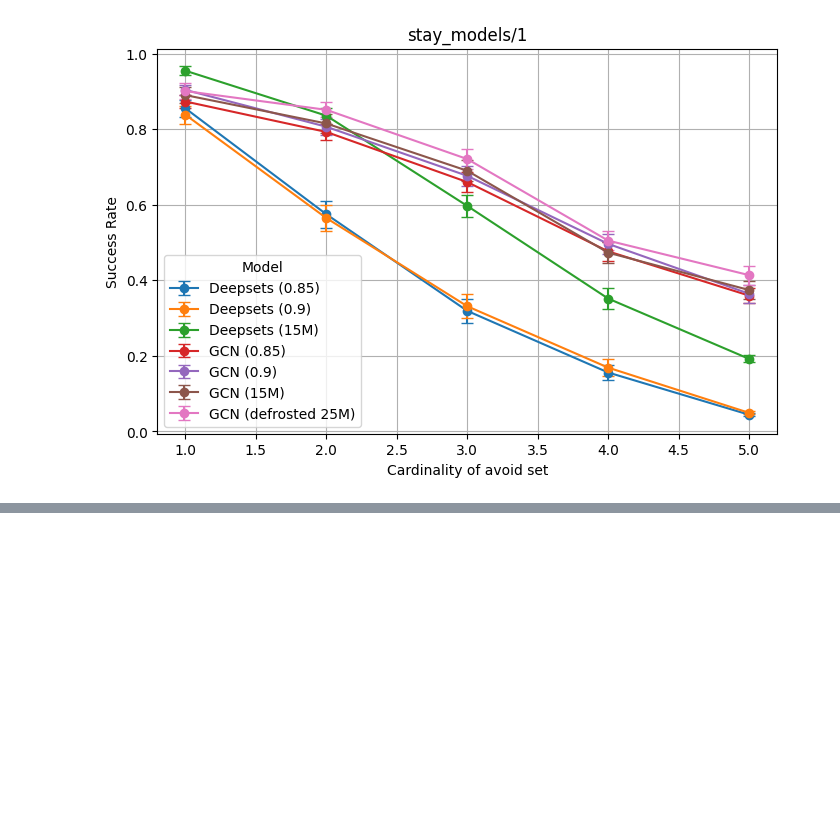
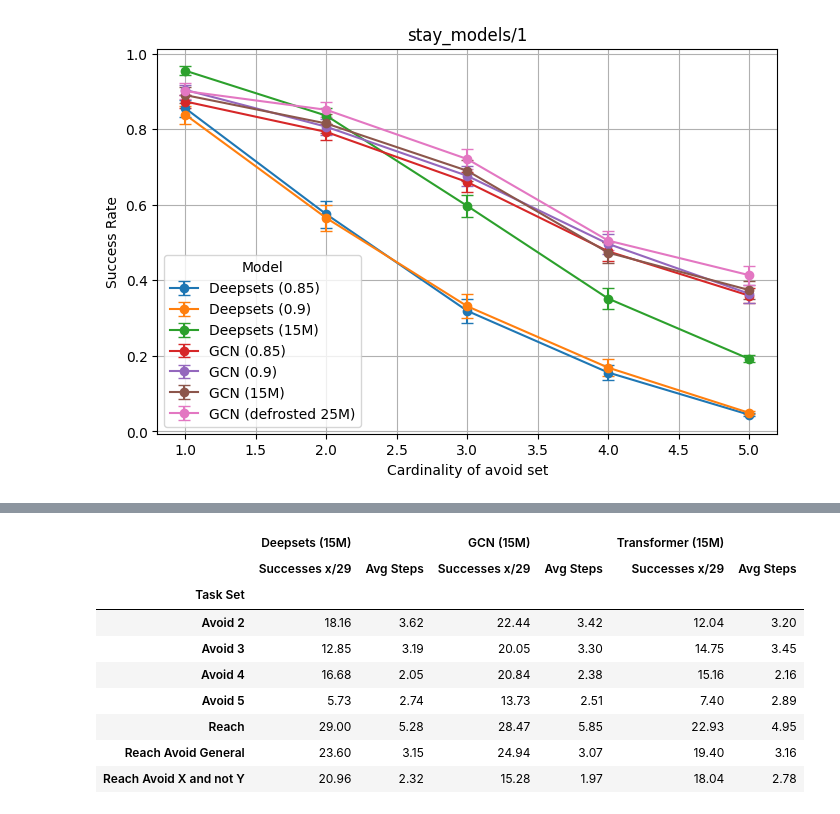
Before and after one commit to mattiagiuri/ltl_gnn, a Jupyter notebook: visualize_results_chess.ipynb, the cells around one changed output, grey strips where cells are left out. Saved outputs shown, nothing was run; the diff lists cells and outputs as text; code cells hidden in the pictures; blank space fills up the shorter version.

```diff
--- a/visualize_results_chess.ipynb
+++ b/visualize_results_chess.ipynb
@@ -440,0 +495,13 @@ make_ablation_graphs_smaller(goal="stay_models/1")
+# %%
+df_ra_mean.groupby("Task Set").mean()
+# %% [output]
+|  | Deepsets (15M) |  | GCN (15M) |  | Transformer (15M) |  |
+|  | Successes x/29 | Avg Steps | Successes x/29 | Avg Steps | Successes x/29 | Avg Steps |
+| Task Set |  |  |  |  |  |  |
+| Avoid 2 | 18.16 | 3.62 | 22.44 | 3.42 | 12.04 | 3.20 |
+| Avoid 3 | 12.85 | 3.19 | 20.05 | 3.30 | 14.75 | 3.45 |
+| Avoid 4 | 16.68 | 2.05 | 20.84 | 2.38 | 15.16 | 2.16 |
+| Avoid 5 | 5.73 | 2.74 | 13.73 | 2.51 | 7.40 | 2.89 |
+| Reach | 29.00 | 5.28 | 28.47 | 5.85 | 22.93 | 4.95 |
+| Reach Avoid General | 23.60 | 3.15 | 24.94 | 3.07 | 19.40 | 3.16 |
+| Reach Avoid X and not Y | 20.96 | 2.32 | 15.28 | 1.97 | 18.04 | 2.78 |
```
Also changed, not shown: parts of 4 cells of this notebook, 37 other files.
